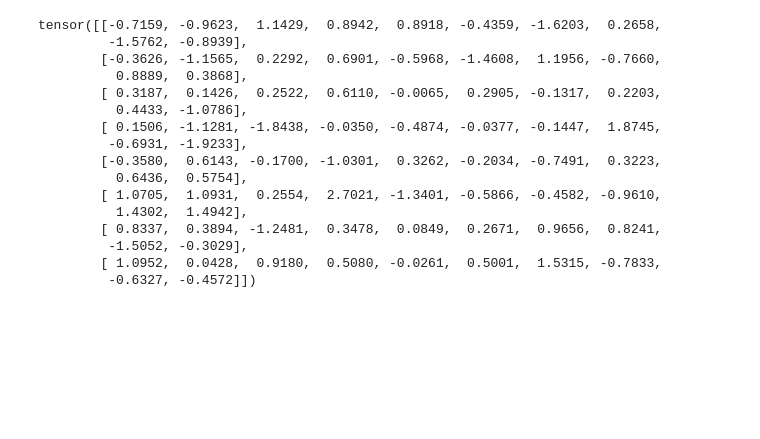
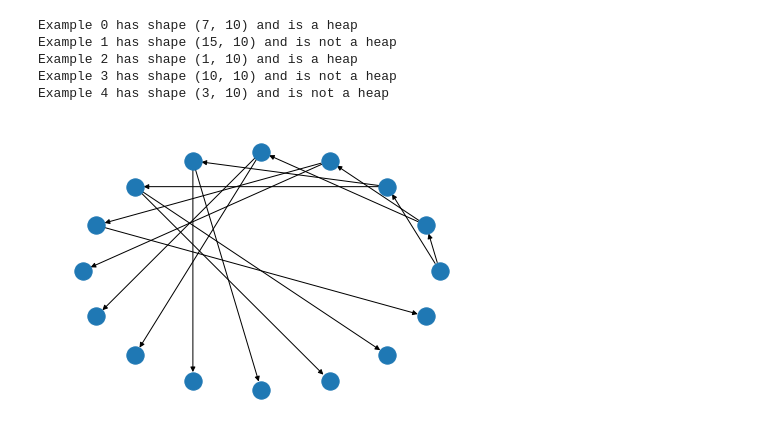
Before and after one commit to imbrem/atml-project, a Jupyter notebook: experiments/HeapData.ipynb, the cells around one changed output. Drawn from its saved outputs; the diff is of its cells as text; code cells hidden in the pictures; blank space fills up the shorter version.

Commit message:
Generating heap data

```diff
--- a/experiments/HeapData.ipynb
+++ b/experiments/HeapData.ipynb
@@ -19,29 +21,38 @@ def is_heap(l) -> bool:
             return False
     return True
+# %%
+TOKEN_DIM = 10
 # %%
-def generate_point(token_dim: int = 10, min_len: int = 1, max_len: int = 32, p_heapify: float = 0.4) -> List[int]:
+def make_array(token_dim: int = TOKEN_DIM, min_len: int = 1, max_len: int = 32, p_heapify: float = 0.4) -> Tuple[List[int], bool]:
     result = []
     for i in range(0, random.randint(min_len, max_len)):
         result.append(list(torch.randn(token_dim)))
     if random.random() < p_heapify:
         heapify(result)
-    return torch.tensor(result)
+        result_is_heap = True
+    else:
+        result_is_heap = is_heap(result)
+    return (torch.tensor(result), result_is_heap)
-# %%
-generate_point()
-# %% [output]
-tensor([[-0.7159, -0.9623,  1.1429,  0.8942,  0.8918, -0.4359, -1.6203,  0.2658,
-         -1.5762, -0.8939],
-        [-0.3626, -1.1565,  0.2292,  0.6901, -0.5968, -1.4608,  1.1956, -0.7660,
-          0.8889,  0.3868],
-        [ 0.3187,  0.1426,  0.2522,  0.6110, -0.0065,  0.2905, -0.1317,  0.2203,
-          0.4433, -1.0786],
-        [ 0.1506, -1.1281, -1.8438, -0.0350, -0.4874, -0.0377, -0.1447,  1.8745,
-         -0.6931, -1.9233],
-        [-0.3580,  0.6143, -0.1700, -1.0301,  0.3262, -0.2034, -0.7491,  0.3223,
-          0.6436,  0.5754],
-        [ 1.0705,  1.0931,  0.2554,  2.7021, -1.3401, -0.5866, -0.4582, -0.9610,
-          1.4302,  1.4942],
-        [ 0.8337,  0.3894, -1.2481,  0.3478,  0.0849,  0.2671,  0.9656,  0.8241,
-         -1.5052, -0.3029],
-        [ 1.0952,  0.0428,  0.9180,  0.5080, -0.0261,  0.5001,  1.5315, -0.7833,
-         -0.6327, -0.4572]])
+# %%
+for i in range(0, 5):
+    arr = make_array()
+    print(f"Example {i} has shape {tuple(arr[0].shape)} and {'is' if arr[1] else 'is not'} a heap")
+# %% [output]
+Example 0 has shape (7, 10) and is a heap
+Example 1 has shape (15, 10) and is not a heap
+Example 2 has shape (1, 10) and is a heap
+Example 3 has shape (10, 10) and is not a heap
+Example 4 has shape (3, 10) and is not a heap
+# %%
+def heapgraph(n: int) -> DiGraph:
+    result = DiGraph()
+    result.add_nodes_from(range(0, n))
+    result.add_edges_from(
+        (parent(i), i) for i in range(0, n) if parent(i) is not None
+    )
+    return result
+# %%
+import matplotlib.pyplot as plt
+nx.draw_circular(heapgraph(16))
+# %% [output]
+[figure, added]
```
Also changed, not shown: parts of 7 cells of this notebook.
